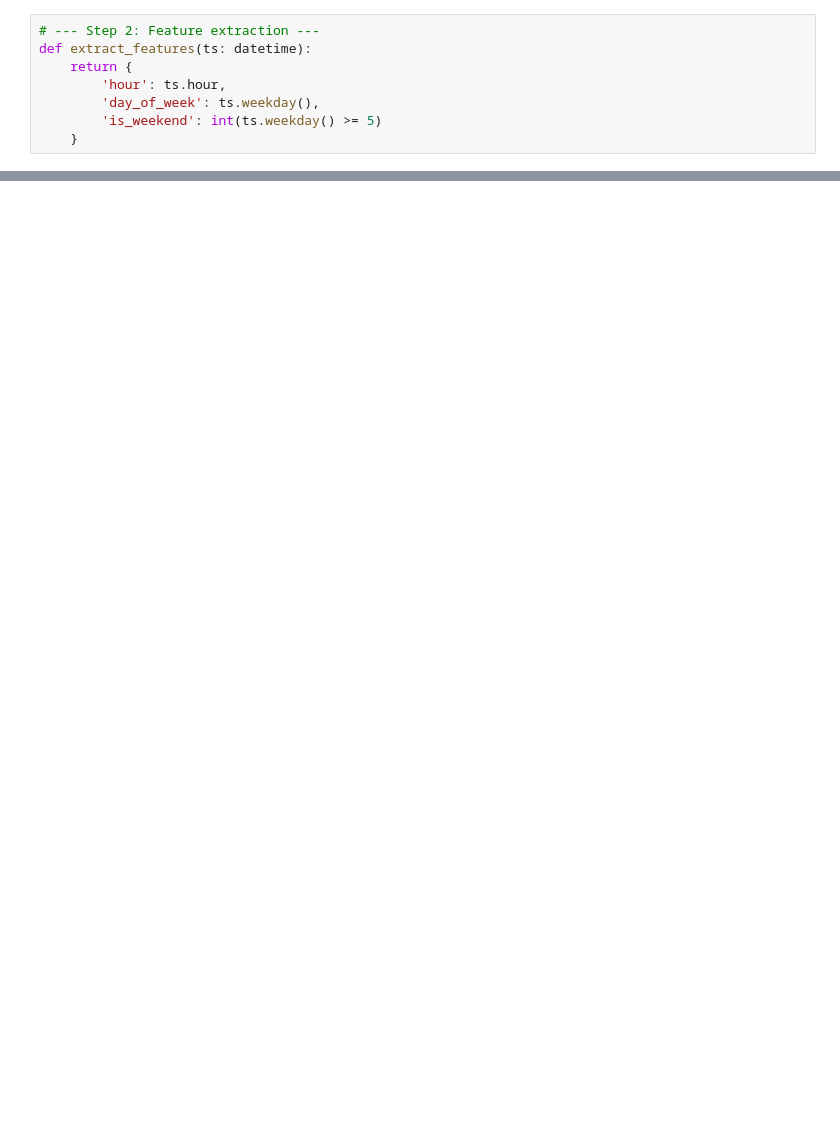
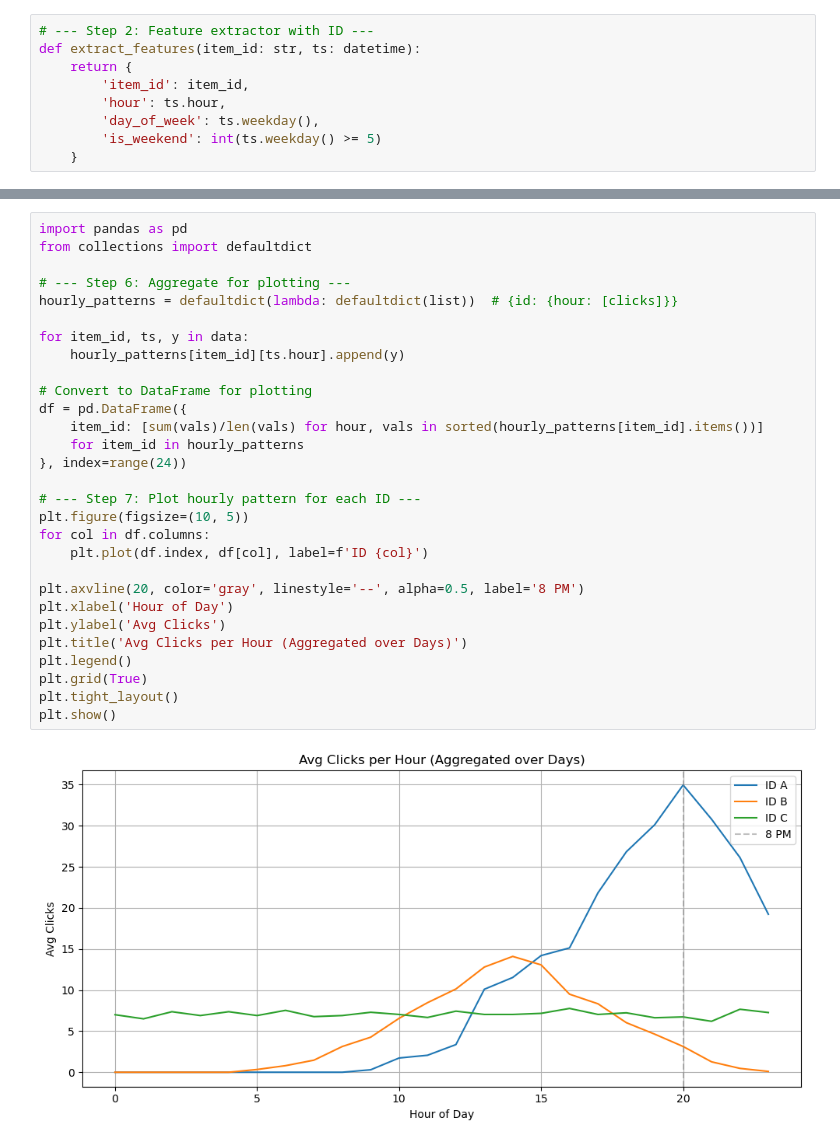
Before and after one commit to r4job/tempest, a Jupyter notebook: experiment/daily_poc.ipynb, the cells around one changed output, grey strips where cells are left out. Drawn from its saved outputs; the diff is of its cells as text; blank space fills up the shorter version.

```diff
--- a/experiment/daily_poc.ipynb
+++ b/experiment/daily_poc.ipynb
@@ -21,7 +28,8 @@ data = generate_synthetic_data()
 # %%
-# --- Step 2: Feature extraction ---
-def extract_features(ts: datetime):
+# --- Step 2: Feature extractor with ID ---
+def extract_features(item_id: str, ts: datetime):
     return {
+        'item_id': item_id,
         'hour': ts.hour,
         'day_of_week': ts.weekday(),
         'is_weekend': int(ts.weekday() >= 5)
@@ -64,0 +88,31 @@ plt.show()
+# %%
+import pandas as pd
+from collections import defaultdict
+
+# --- Step 6: Aggregate for plotting ---
+hourly_patterns = defaultdict(lambda: defaultdict(list))  # {id: {hour: [clicks]}}
+
+for item_id, ts, y in data:
+    hourly_patterns[item_id][ts.hour].append(y)
+
+# Convert to DataFrame for plotting
+df = pd.DataFrame({
+    item_id: [sum(vals)/len(vals) for hour, vals in sorted(hourly_patterns[item_id].items())]
+    for item_id in hourly_patterns
+}, index=range(24))
+
+# --- Step 7: Plot hourly pattern for each ID ---
+plt.figure(figsize=(10, 5))
+for col in df.columns:
+    plt.plot(df.index, df[col], label=f'ID {col}')
+
+plt.axvline(20, color='gray', linestyle='--', alpha=0.5, label='8 PM')
+plt.xlabel('Hour of Day')
+plt.ylabel('Avg Clicks')
+plt.title('Avg Clicks per Hour (Aggregated over Days)')
+plt.legend()
+plt.grid(True)
+plt.tight_layout()
+plt.show()
+# %% [output]
+[figure, added]
```
Also changed, not shown: parts of 6 cells of this notebook.
